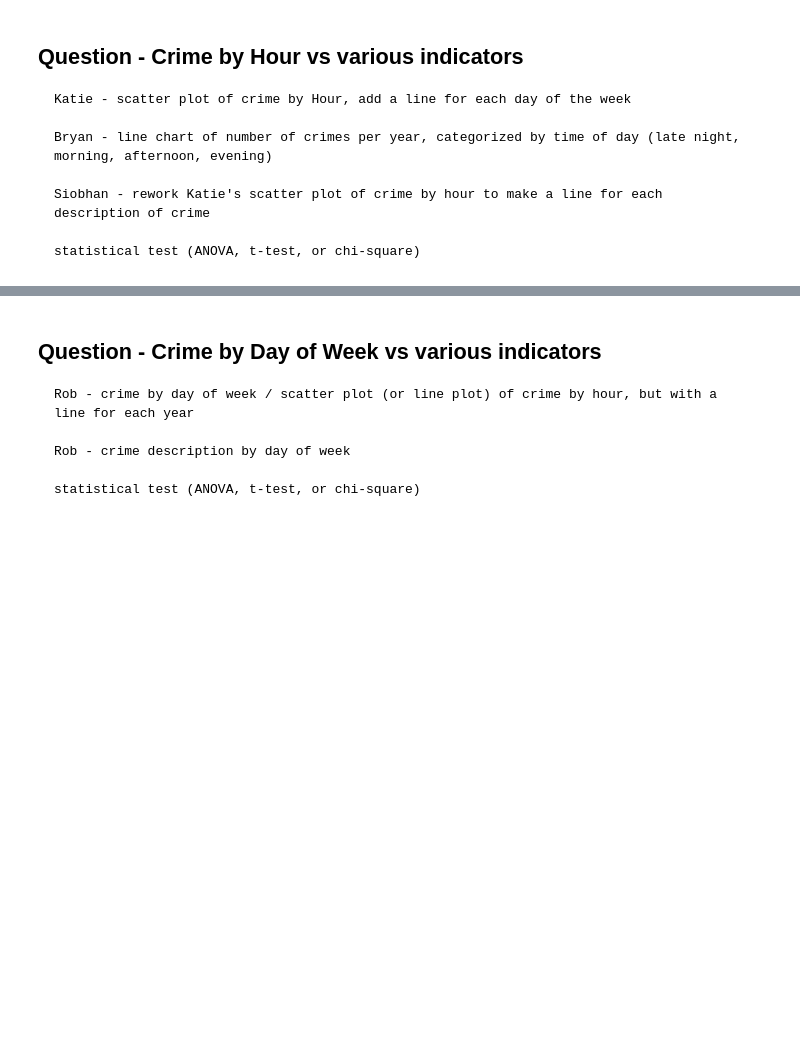
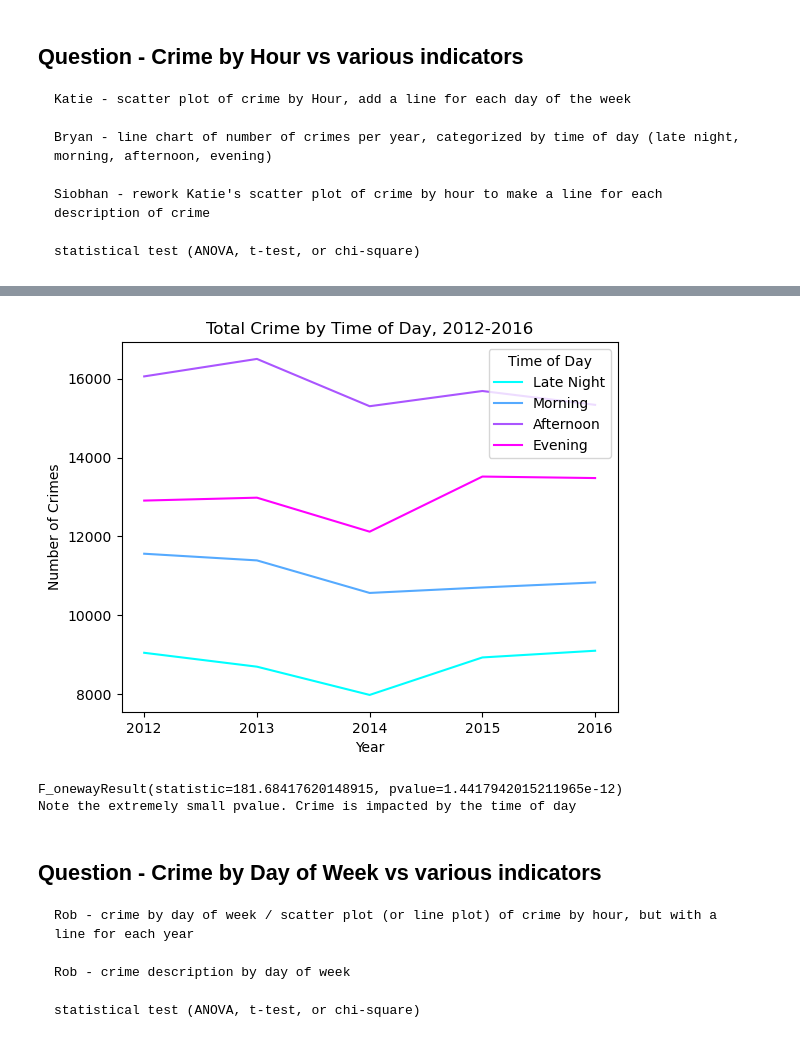
Before and after one commit to johbry17/Crime-in-Baltimore, a Jupyter notebook: main.ipynb, the cells around one changed output, grey strips where cells are left out. Drawn from its saved outputs; the diff is of its cells as text; code cells hidden in the pictures; blank space fills up the shorter version.

```diff
--- a/main.ipynb
+++ b/main.ipynb
@@ -116,3 +146,33 @@ plt.show()
+# %%
+# temporary data frame dropping 2017 (which ends September 2nd, skewing totals)
+pre2017_df = df[df.CrimeDate.dt.year < 2017]
+
+# unstack pivots the table
+x = pre2017_df.groupby([pre2017_df.CrimeDate.dt.year, "Time of Day"]).size().unstack()
+
+x.plot(kind='line', cmap=plt.colormaps.get_cmap("cool"))
+plt.title("Total Crime by Time of Day, 2012-2016")
+plt.xticks(x.index.astype(int))
+plt.xlabel("Year")
+plt.ylabel("Number of Crimes")
+plt.show()
+# %% [output]
+[figure, added]
+# %%
+# ANOVA
+pre2017_df = df[df["CrimeDate"].dt.year < 2017]
+
+#group populations by time of day category
+m = pre2017_df[pre2017_df["Time of Day"] == "Morning"].groupby(pre2017_df["CrimeDate"].dt.year).size()
+a = pre2017_df[pre2017_df["Time of Day"] == "Afternoon"].groupby(pre2017_df["CrimeDate"].dt.year).size()
+e = pre2017_df[pre2017_df["Time of Day"] == "Evening"].groupby(pre2017_df["CrimeDate"].dt.year).size()
+n = pre2017_df[pre2017_df["Time of Day"] == "Late Night"].groupby(pre2017_df["CrimeDate"].dt.year).size()
+
+print(f"""{st.f_oneway(m, a, e, n)}
+Note the extremely small pvalue. Crime is impacted by the time of day""")
+# %% [output]
+F_onewayResult(statistic=181.68417620148915, pvalue=1.4417942015211965e-12)
+Note the extremely small pvalue. Crime is impacted by the time of day
 # %% [markdown]
 ## Question - Crime by Day of Week vs various indicators
 
```
Also changed, not shown: parts of 6 cells of this notebook, 1 other file.
